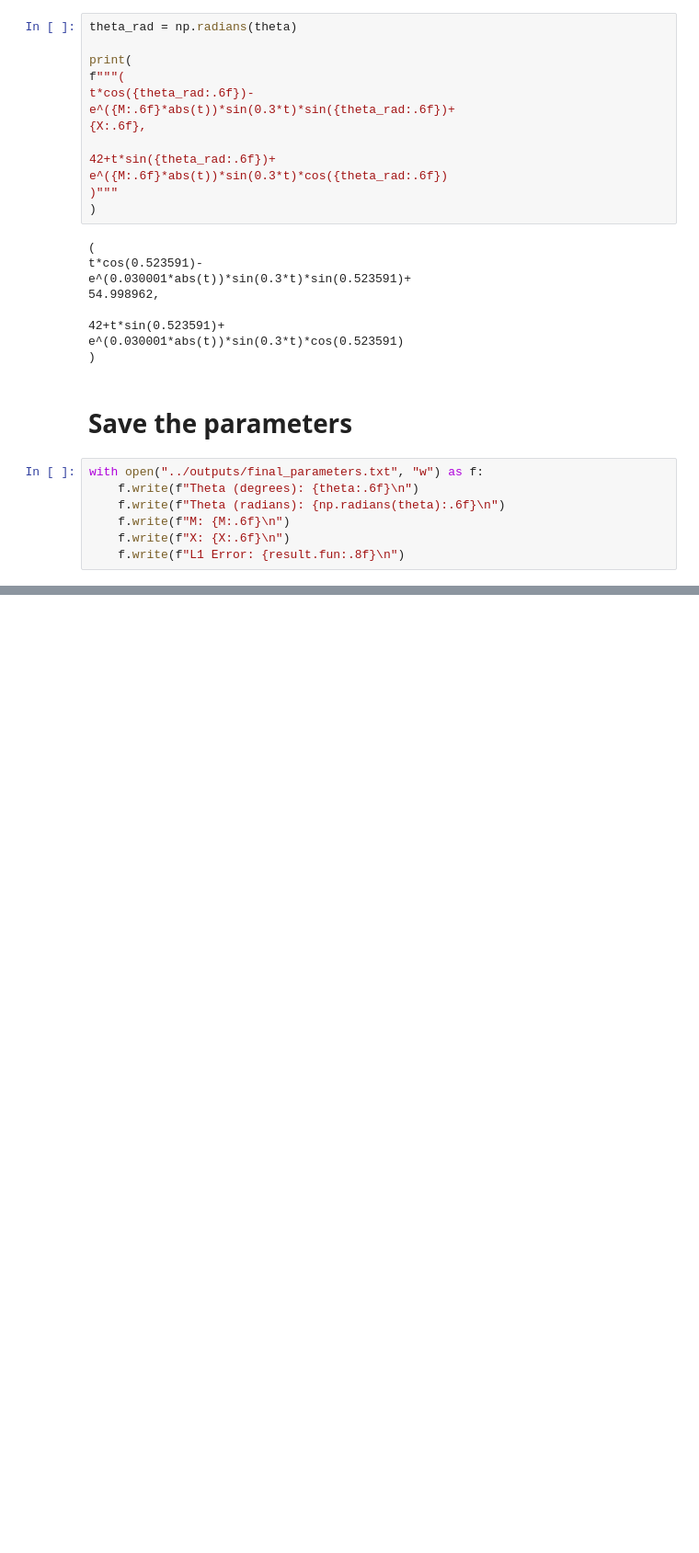
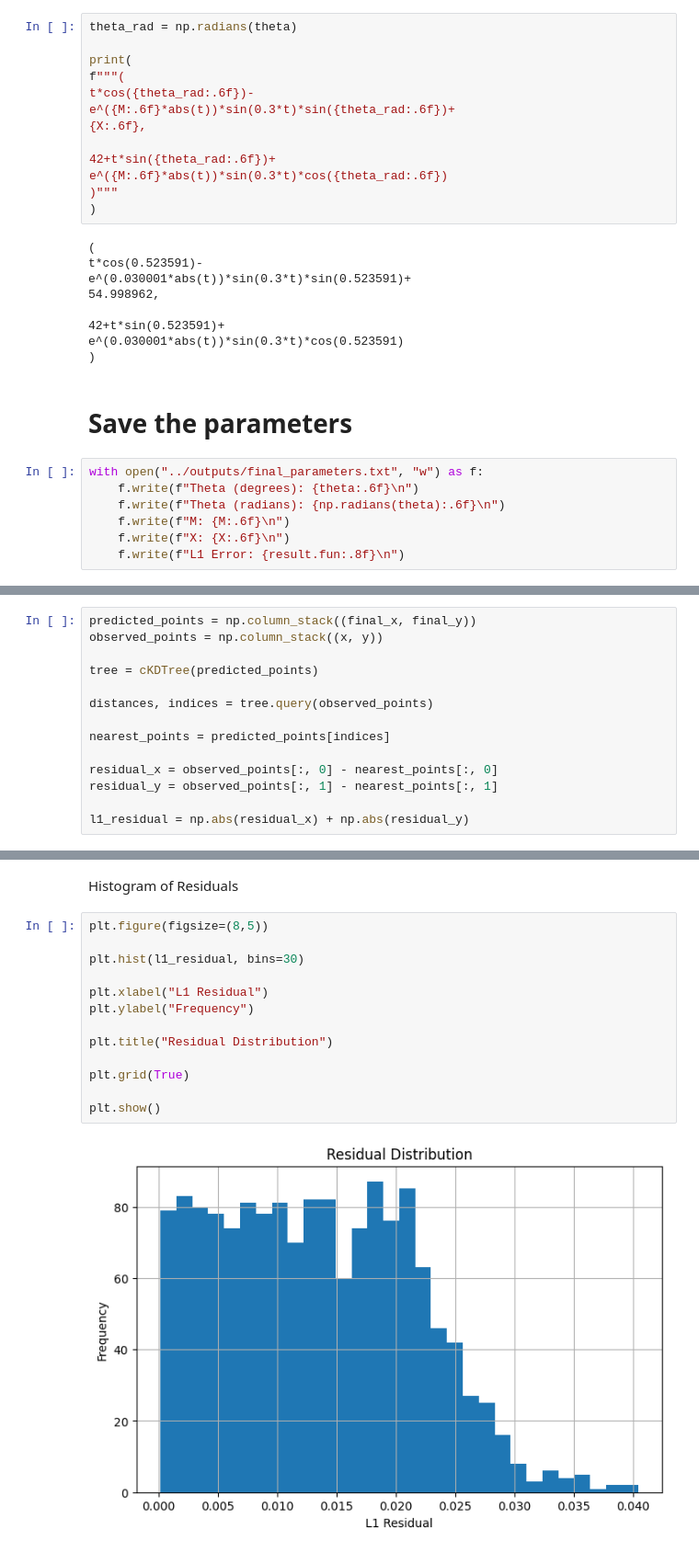
Before and after one commit to VikasiniS37/FLAMAPP_ASSIGNMENT, a Jupyter notebook: src/main.ipynb, the cells around one changed output, grey strips where cells are left out. Shown at 92% size. Saved outputs shown, nothing was run; the diff lists cells and outputs as text; blank space fills up the shorter version.

```diff
--- a/src/main.ipynb
+++ b/src/main.ipynb
@@ -442,0 +650,14 @@ plt.savefig("../outputs/final_curve_fit.png", dpi=300, bbox_inches="tight")
+# %%
+predicted_points = np.column_stack((final_x, final_y))
+observed_points = np.column_stack((x, y))
+
+tree = cKDTree(predicted_points)
+
+distances, indices = tree.query(observed_points)
+
+nearest_points = predicted_points[indices]
+
+residual_x = observed_points[:, 0] - nearest_points[:, 0]
+residual_y = observed_points[:, 1] - nearest_points[:, 1]
+
+l1_residual = np.abs(residual_x) + np.abs(residual_y)
@@ -442,0 +683,17 @@ plt.savefig("../outputs/final_curve_fit.png", dpi=300, bbox_inches="tight")
+# %% [markdown]
+Histogram of Residuals
+# %%
+plt.figure(figsize=(8,5))
+
+plt.hist(l1_residual, bins=30)
+
+plt.xlabel("L1 Residual")
+plt.ylabel("Frequency")
+
+plt.title("Residual Distribution")
+
+plt.grid(True)
+
+plt.show()
+# %% [output]
+[figure, added]
```
Also changed, not shown: parts of 35 cells of this notebook, 2 other files.
